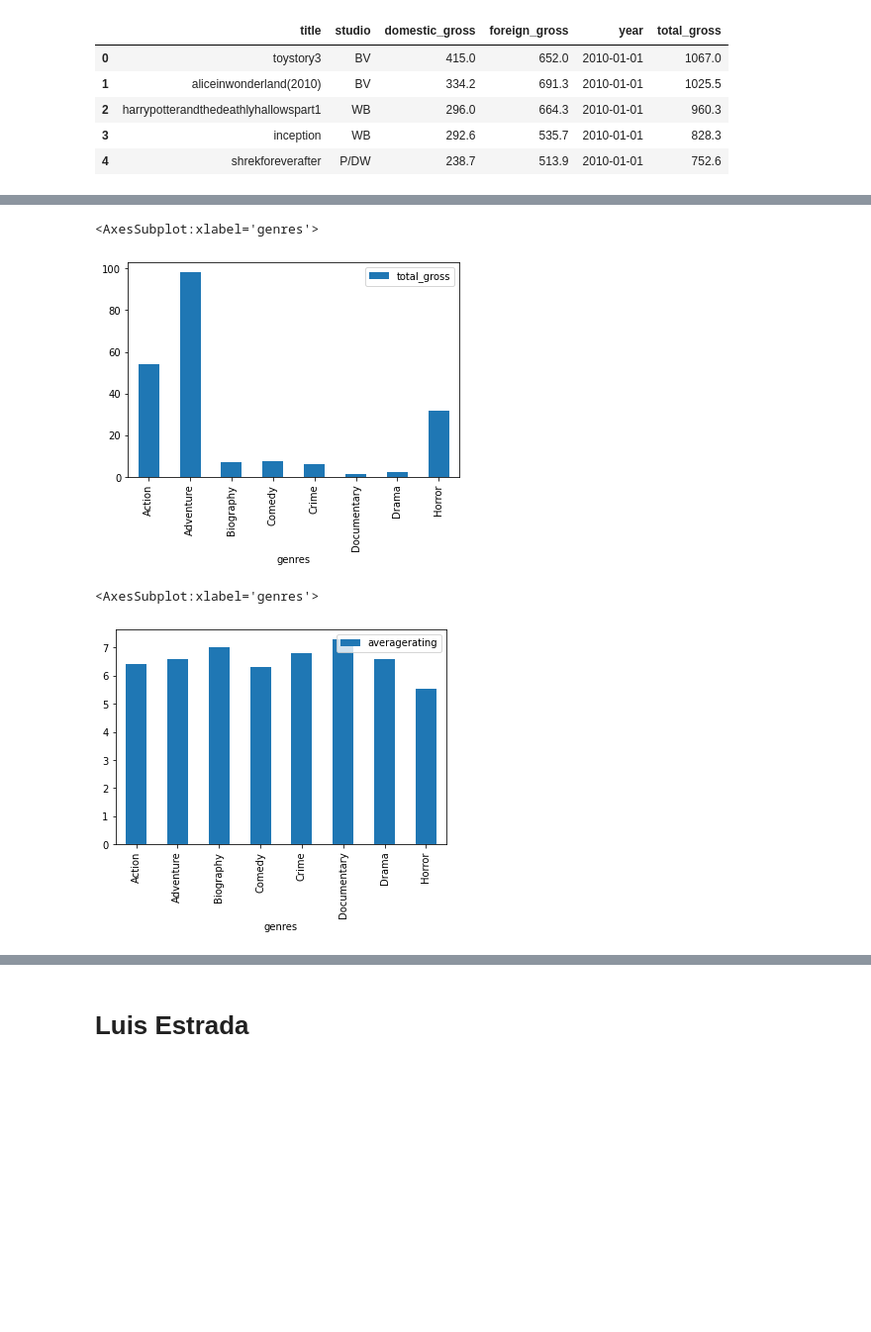
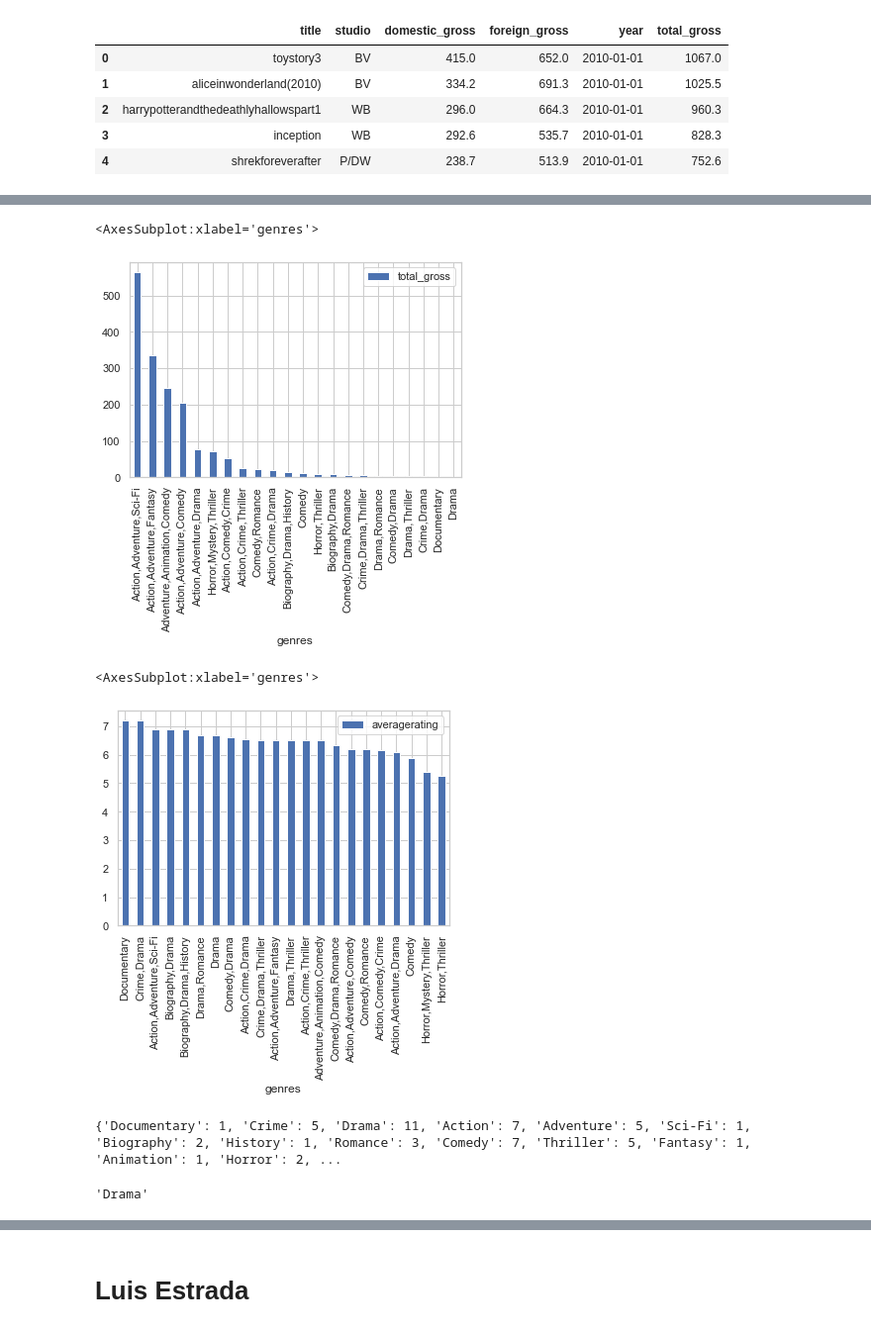
Before and after one commit to mehince/group-1-capstone, a Jupyter notebook: student.ipynb, the cells around one changed output, grey strips where cells are left out. Shown: that part at 99% size. Saved outputs shown, nothing was run; the diff lists cells and outputs as text; code cells hidden in the pictures; blank space fills up the shorter version.

```diff
--- a/student.ipynb
+++ b/student.ipynb
@@ -855,5 +993,5 @@ Name: genres, Length: 3127, dtype: object
 # %%
-# Maybe it would be better to just take the first genre description
-combined['genres'] = combined['genres'].map(lambda x: x.split(',')[0])
+# Another consideration is to keep the multiple genres but order them
+combined['genres'] = combined['genres'].map(lambda x: ','.join(sorted(x.split(','))))
 # %%
 # Lets take a look at the value counts again
@@ -879,7 +1016,7 @@ Music            1
 Name: genres, dtype: int64
 # %%
 # To not skew our groupbys with genres represented a small amount of times, lets filter those out
-combined_100 = combined.groupby("genres").filter(lambda x: len(x) > 100)
+combined_100 = combined.groupby("genres").filter(lambda x: len(x) > 30)
 # %%
 # Lets save the medians
 medians = combined_100.groupby('genres').median()
@@ -886,12 +1044,12 @@ medians = combined_100.groupby('genres').median()
 # %%
 # Lets plot the median gross per genre of movie
-medians.reset_index().plot.bar('genres', 'total_gross')
+medians.reset_index().sort_values(by='total_gross', ascending=False).plot.bar('genres', 'total_gross')
 # %% [output]
 <AxesSubplot:xlabel='genres'>
-[figure, old version]
+[figure, new version]
 # %%
-# Lets plot the median rating per genre of movie
-medians.reset_index().plot.bar('genres', 'averagerating')
+# Lets plot the median rating per genre of movie now that the data is combined for consistency
+medians.reset_index().sort_values(by='averagerating', ascending=False).plot.bar('genres', 'averagerating')
 # %% [output]
 <AxesSubplot:xlabel='genres'>
-[figure, old version]
+[figure, new version]
@@ -897,0 +1067,7 @@ medians.reset_index().plot.bar('genres', 'averagerating')
+# %%
+# Lets see which genre is most represented in this setting
+print(genre_count)
+max(genre_count, key=genre_count.get)
+# %% [output]
+{'Documentary': 1, 'Crime': 5, 'Drama': 11, 'Action': 7, 'Adventure': 5, 'Sci-Fi': 1, 'Biography': 2, 'History': 1, 'Romance': 3, 'Comedy': 7, 'Thriller': 5, 'Fantasy': 1, 'Animation': 1, 'Horror': 2, ...
+'Drama'
```
Also changed, not shown: parts of 63 cells of this notebook.
